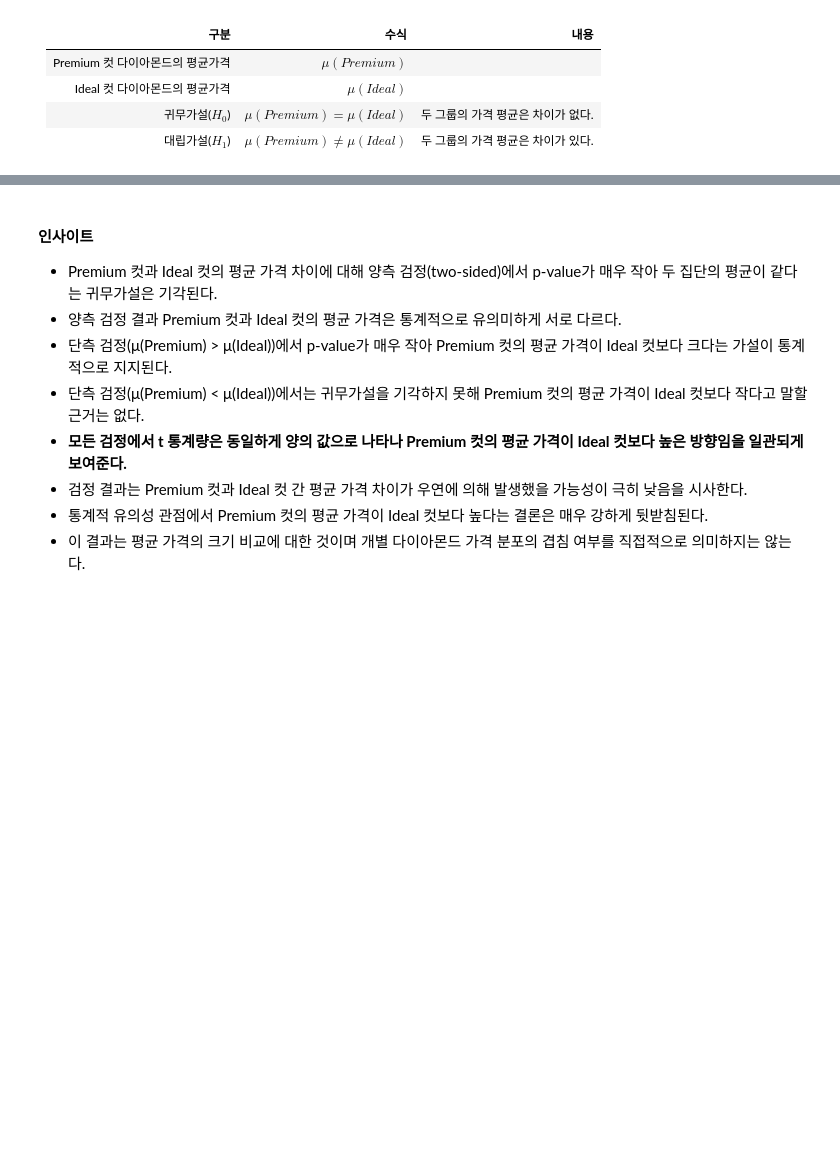
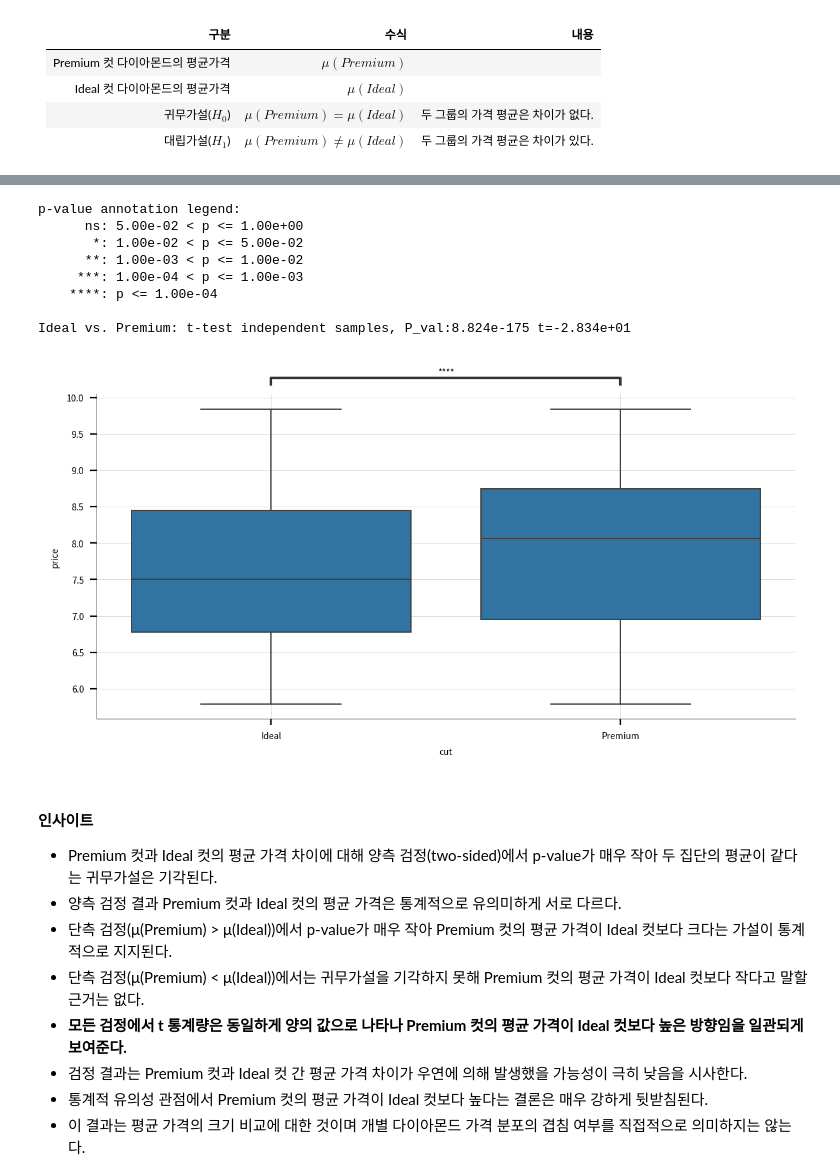
Before and after one commit to leekh4232/hossam-py, a Jupyter notebook: [캡스톤-04] 선형회귀ㅣ다이아몬드 가격 결정 구조 분석ㅣ풀이.ipynb, the cells around one changed output, grey strips where cells are left out. Saved outputs shown, nothing was run; the diff lists cells and outputs as text; code cells hidden in the pictures; blank space fills up the shorter version.

```diff
--- a/[캡스톤-04] 선형회귀ㅣ다이아몬드 가격 결정 구조 분석ㅣ풀이.ipynb
+++ b/[캡스톤-04] 선형회귀ㅣ다이아몬드 가격 결정 구조 분석ㅣ풀이.ipynb
@@ -702,0 +557,6 @@ Ideal vs. Premium: t-test independent samples, P_val:8.585e-144 t=-2.565e+01
+# %%
+df_temp = df2.loc[
+    (origin["cut"] == "Premium") | (origin["cut"] == "Ideal"), ["cut", "price"]
+]
+df_temp["cut"] = df_temp["cut"].astype("str")
+df_temp
@@ -703,3 +577,15 @@ Ideal vs. Premium: t-test independent samples, P_val:8.585e-144 t=-2.565e+01
+# %%
+hs_plot.pvalue1_anotation(df_temp, target="price", hue="cut")
+# %% [output]
+p-value annotation legend:
+      ns: 5.00e-02 < p <= 1.00e+00
+       *: 1.00e-02 < p <= 5.00e-02
+      **: 1.00e-03 < p <= 1.00e-02
+     ***: 1.00e-04 < p <= 1.00e-03
+    ****: p <= 1.00e-04
+
+Ideal vs. Premium: t-test independent samples, P_val:8.824e-175 t=-2.834e+01
+[figure, added]
 # %% [markdown]
 #### 인사이트
 
```
Also changed, not shown: parts of 35 cells of this notebook, 5 other files.
